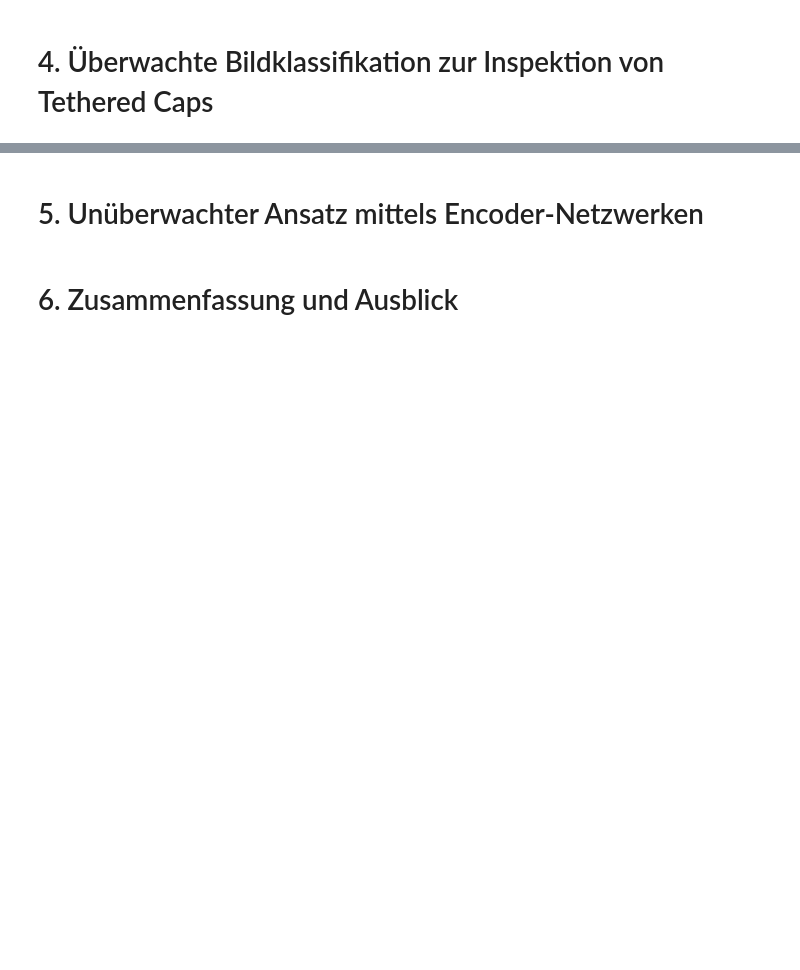
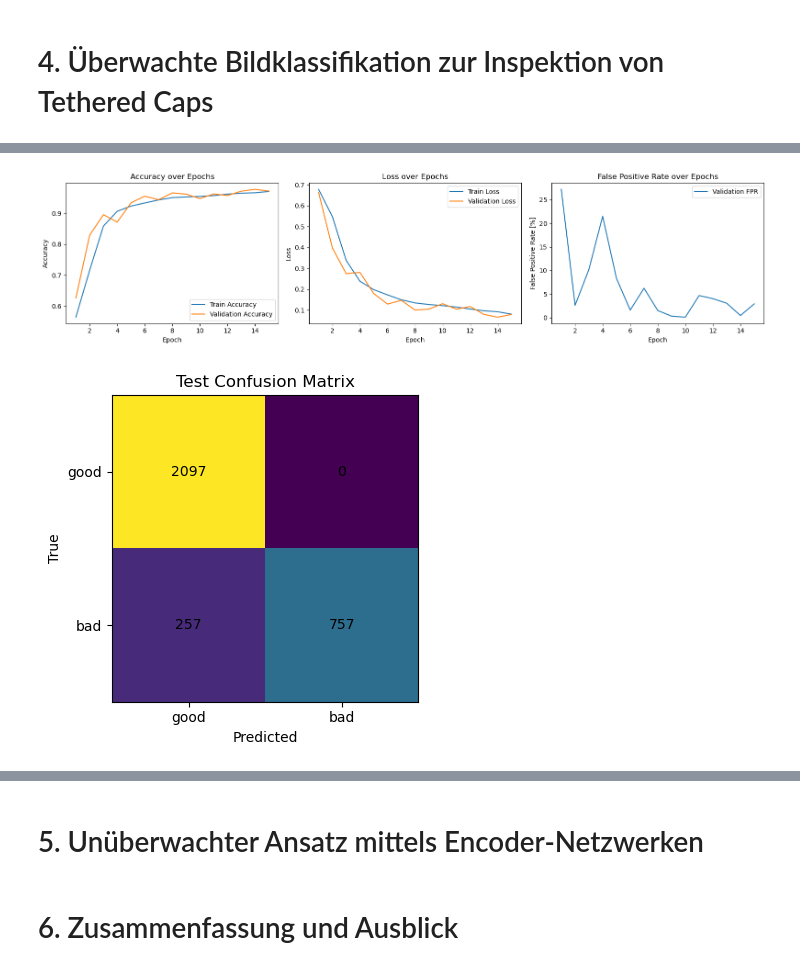
Before and after one commit to gemuendens/DL_TethteredCaps, a Jupyter notebook: DL_TetheredCaps.ipynb, the cells around one changed output, grey strips where cells are left out. Saved outputs shown, nothing was run; the diff lists cells and outputs as text; code cells hidden in the pictures; blank space fills up the shorter version.

```diff
--- a/DL_TethteredCaps.ipynb
+++ b/DL_TetheredCaps.ipynb
@@ -781,0 +1255,9 @@ Mit der beschriebenen Struktur für Datasets und DataLoader ist eine konsistente
+# %%
+model_ccred, hist_ccred, cm_ccred, wrong_ccred = train_model(
+    train_loader_ccred,
+    val_loader_ccred,
+    test_loader_ccred,
+    num_epochs=15,
+    lr=1e-3,
+)
+# %% [output]
@@ -781,0 +1282,2 @@ Mit der beschriebenen Struktur für Datasets und DataLoader ist eine konsistente
+[figure, added]
+[figure, added]
```
Also changed, not shown: parts of 53 cells of this notebook.
